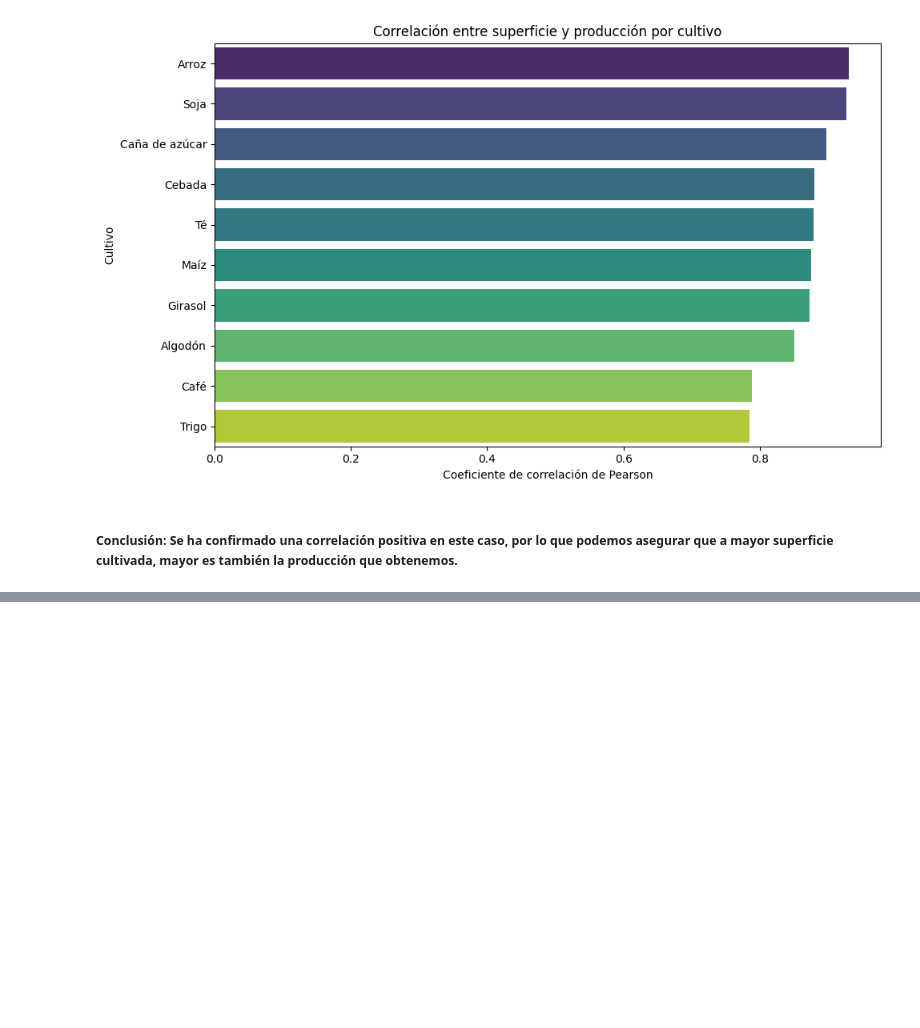
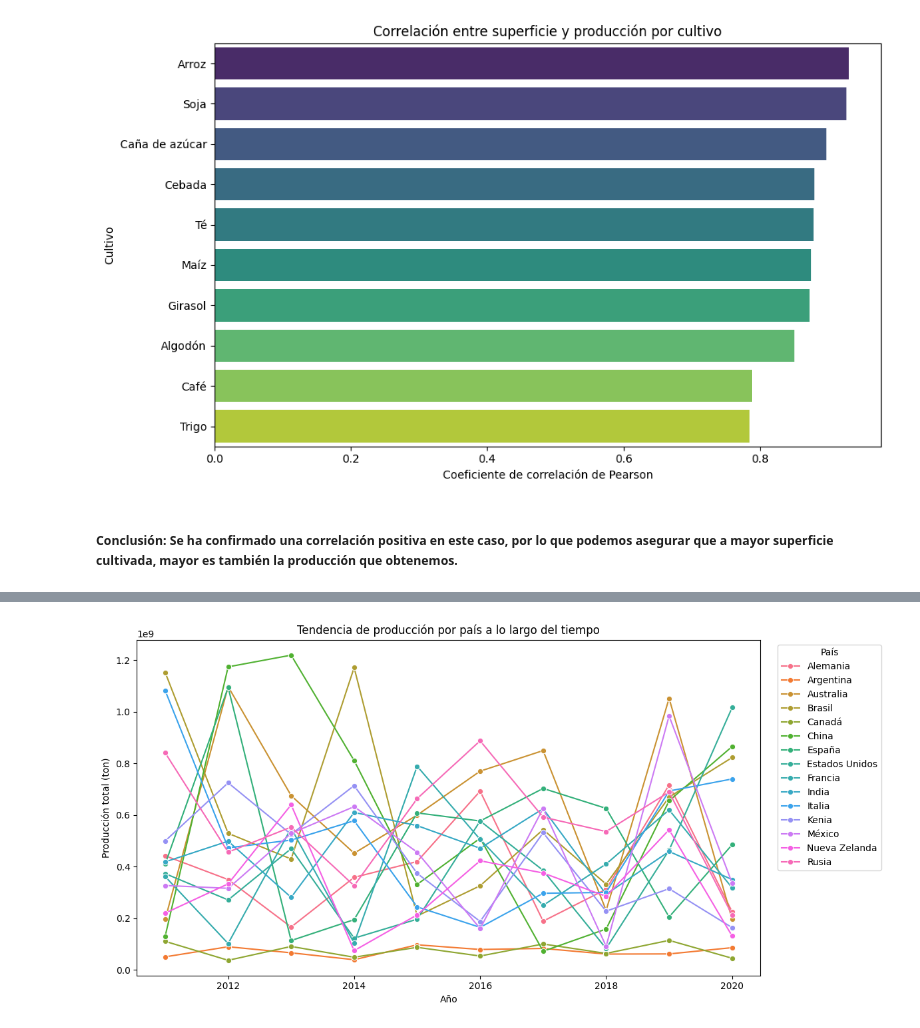
Before and after one commit to AitorBarrera/SBD_Trabajo_Final, a Jupyter notebook: Codigo.ipynb, the cells around one changed output, grey strips where cells are left out. Cells and saved outputs as stored; diff of their text form; code cells hidden in the pictures; blank space fills up the shorter version.

```diff
--- a/Codigo.ipynb
+++ b/Codigo.ipynb
@@ -317,0 +324,17 @@ plt.show()
+# %%
+produccion = datasets['produccion_agricola'][
+    ['pais', 'cultivo', 'anio', 'produccion_ton']
+].dropna()
+
+produccion_pais = (
+    produccion[produccion['pais'].notnull()]
+    .groupby(['anio', 'pais'])['produccion_ton']
+    .sum()
+    .reset_index()
+)
+produccion_cultivo = (
+    produccion[produccion['cultivo'].notnull()]
+    .groupby(['anio', 'cultivo'])['produccion_ton']
+    .sum()
+    .reset_index()
+)
@@ -317,0 +343,17 @@ plt.show()
+# %%
+plt.figure(figsize=(12, 6))
+sns.lineplot(
+    data=produccion_pais,
+    x='anio',
+    y='produccion_ton',
+    hue='pais',
+    marker='o'
+)
+plt.title('Tendencia de producción por país a lo largo del tiempo')
+plt.xlabel('Año')
+plt.ylabel('Producción total (ton)')
+plt.legend(title='País', bbox_to_anchor=(1.02, 1), loc='upper left')
+plt.tight_layout()
+plt.show()
+# %% [output]
+[figure, added]
```
Also changed, not shown: parts of 69 cells of this notebook.
